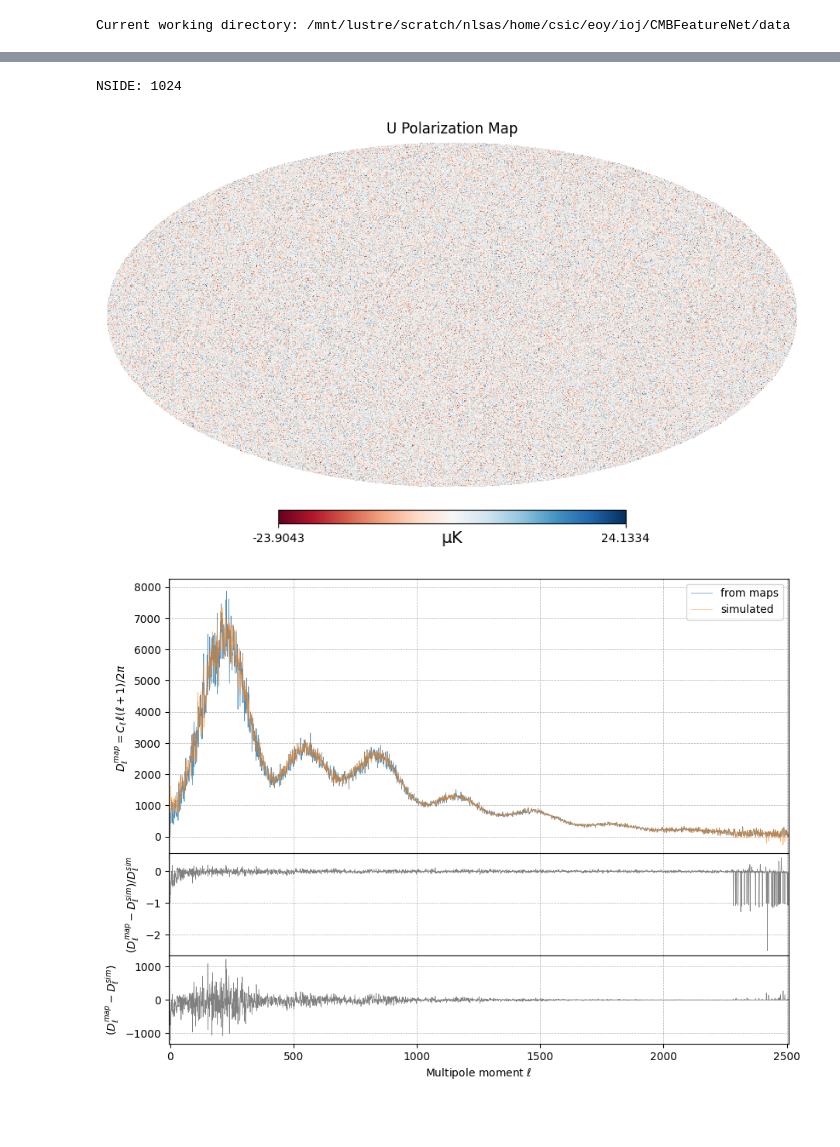
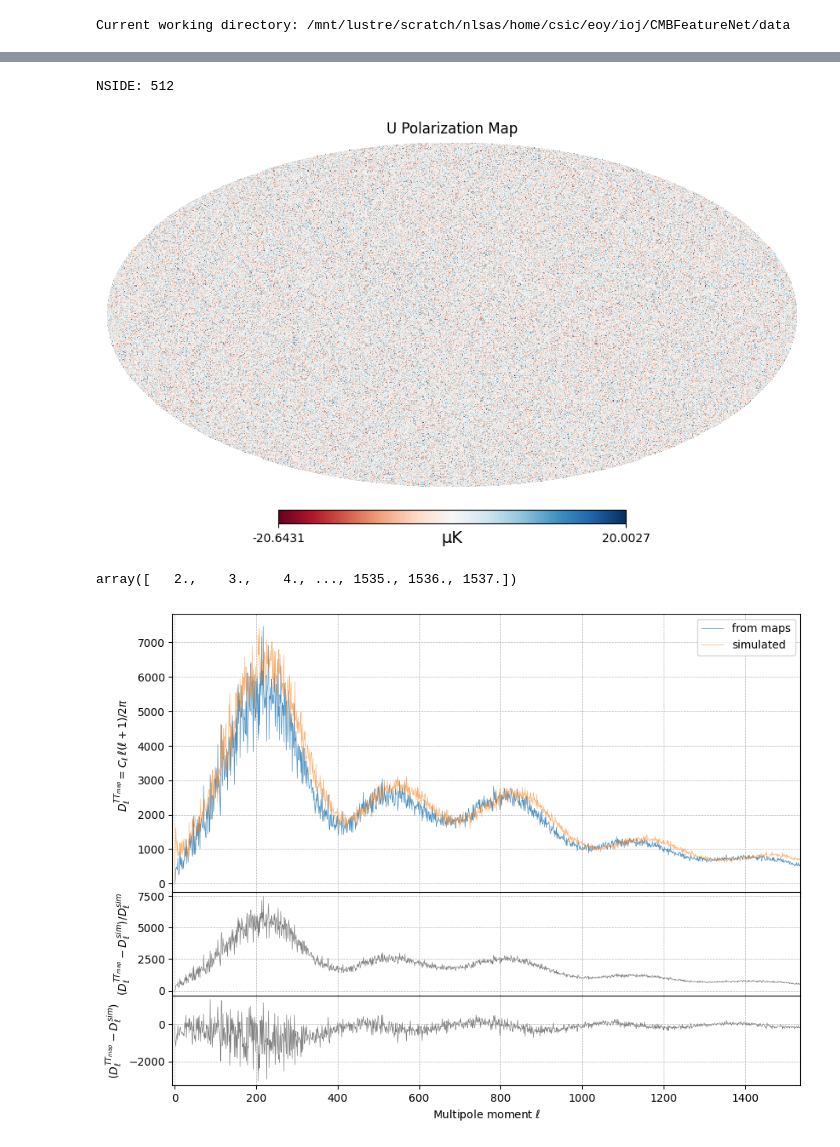
Before and after one commit to SkyExplain/SkySimulation, a Jupyter notebook: Notebooks/Loss_info_Cls-maps.ipynb, the cells around one changed output, grey strips where cells are left out. Saved outputs shown, nothing was run; the diff lists cells and outputs as text; code cells hidden in the pictures; blank space fills up the shorter version.

Commit message:
New test, information loss in: maps -> cls (nside 512, and fwhm 0, 1, 5)

```diff
--- a/Notebooks/Loss_info_Cls-maps.ipynb
+++ b/Notebooks/Loss_info_Cls-maps.ipynb
@@ -20,6 +20,6 @@ print("Current working directory:", os.getcwd())
 Current working directory: /mnt/lustre/scratch/nlsas/home/csic/eoy/ioj/CMBFeatureNet/data
 # %%
 from CMBFeatureNet import read_map
-test_path = "./simulated_maps/lcdm/"
+test_path = "./simulated_maps/"
 map_temp_data = read_map(test_path + 'cmb_map_0.fits')
 # %% [output]
@@ -56,6 +56,6 @@ simulated_dlstt = np.loadtxt('./simulated_data/simulated_ang_power_spectra/dlstt
 simulated_dlste = np.loadtxt('./simulated_data/simulated_ang_power_spectra/dlste_lcdm_0.csv', delimiter=',')
 simulated_dlsee = np.loadtxt('./simulated_data/simulated_ang_power_spectra/dlsee_lcdm_0.csv', delimiter=',')
 # %%
-map_Qpol_data = read_map(test_path + 'cmb_pol_map_Q_0.fits')
-map_Upol_data = read_map(test_path + 'cmb_pol_map_U_0.fits')
+map_Qpol_data = read_map('./simulated_maps/cmb_pol_map_Q_0.fits')
+map_Upol_data = read_map('./simulated_maps/cmb_pol_map_U_0.fits')
 # %% [output]
@@ -91,50 +91,54 @@ print(f"NSIDE: {nside}")
 hp.mollview(map_Upol_data, title="U Polarization Map", unit="μK", cmap="RdBu")
 plt.show()
 # %% [output]
-NSIDE: 1024
+NSIDE: 512
-[figure, old version]
+[figure, new version]
 # %%
 # Combine maps into an input list
 maps = [map_temp_data, map_Qpol_data, map_Upol_data]
 
 # Compute the power spectra
 cl_tt_map, cl_ee_map, cl_bb_map, cl_te_map, cl_eb_map, cl_tb_map = hp.anafast(maps, pol=True)
+# %%
+simulated_dlstt[0][:len(cl_tt_map)]
+# %% [output]
+array([   2.,    3.,    4., ..., 1535., 1536., 1537.])
 # %%
 ell = np.arange(len(cl_tt_map))
 
 fig = plt.figure(figsize=(10, 6))
 
 #Upper plot (Power Spectrum)
 frame1 = fig.add_axes((.1, .4, .8, .6))
-frame1.plot(ell[:len(simulated_dlstt[1])], Dls(ell, cl_tt_map)[:len(simulated_dlstt[1])],
+frame1.plot(ell[:len(cl_tt_map)], Dls(ell, cl_tt_map)[:len(cl_tt_map)],
             label='from maps', linewidth=0.5, alpha=0.8)
-frame1.plot(ell[:len(simulated_dlstt[1])], simulated_dlstt[1],
+frame1.plot(ell[:len(cl_tt_map)], simulated_dlstt[1][:len(cl_tt_map)],
             label='simulated', linewidth=0.5, alpha=0.6)
 frame1.set_xlabel(r'Multipole moment $\ell$')
-frame1.set_ylabel(r'$D_\ell^{map}=C_\ell \, \ell(\ell+1)/2\pi$')
-frame1.set_xlim(-5, len(simulated_dlstt[1]))
+frame1.set_ylabel(r'$D_\ell^{TT_{map}}=C_\ell \, \ell(\ell+1)/2\pi$')
+frame1.set_xlim(-5, len(cl_tt_map))
 frame1.tick_params(axis='x', labelsize=0.1)
 frame1.grid(True, which='both', linestyle='--', linewidth=0.5)
 frame1.legend()
 
 #Lower plots (Difference)
 frame2 = fig.add_axes((.1, .19, .8, .22), sharex=frame1)
-diff = (Dls(ell, cl_tt_map)[:len(simulated_dlstt[1])] - simulated_dlstt[1]) / simulated_dlstt[1]
-frame2.plot(ell[:len(simulated_dlstt[1])], diff, label='Percentage difference', linewidth=0.5, color='gray')
+diff = (Dls(ell, cl_tt_map)[:len(cl_tt_map)] - simulated_dlstt[1][:len(cl_tt_map)] / simulated_dlstt[1][:len(cl_tt_map)])
+frame2.plot(ell[:len(cl_tt_map)], diff, label='Percentage difference', linewidth=0.5, color='gray')
 frame2.set_xlabel(r'Multipole moment $\ell$')
-frame2.set_ylabel(r'$(D_\ell^{map} - D_\ell^{sim}) / D_\ell^{sim}$')
+frame2.set_ylabel(r'$(D_\ell^{TT_{map}} - D_\ell^{sim}) / D_\ell^{sim}$')
 frame2.tick_params(axis='x', labelsize=0.1)
 frame2.grid(True, which='both', linestyle='--', linewidth=0.5)
 
 frame3 = fig.add_axes((.1, 0., .8, 0.19), sharex=frame1)
-diff = (Dls(ell, cl_tt_map)[:len(simulated_dlstt[1])] - simulated_dlstt[1])
-frame3.plot(ell[:len(simulated_dlstt[1])], diff, label='Percentage difference', linewidth=0.5, color='gray')
+diff = (Dls(ell, cl_tt_map)[:len(cl_tt_map)] - simulated_dlstt[1][:len(cl_tt_map)])
+frame3.plot(ell[:len(cl_tt_map)], diff, label='Percentage difference', linewidth=0.5, color='gray')
 frame3.set_xlabel(r'Multipole moment $\ell$')
-frame3.set_ylabel(r'$(D_\ell^{map} - D_\ell^{sim})$')
+frame3.set_ylabel(r'$(D_\ell^{TT_{map}} - D_\ell^{sim})$')
 frame3.tick_params(axis='x', labelsize=10)
 frame3.grid(True, which='both', linestyle='--', linewidth=0.5)
 
 plt.show()
 # %% [output]
-[figure, old version]
+[figure, new version]
 # %%
```
Also changed, not shown: parts of 7 cells of this notebook.
